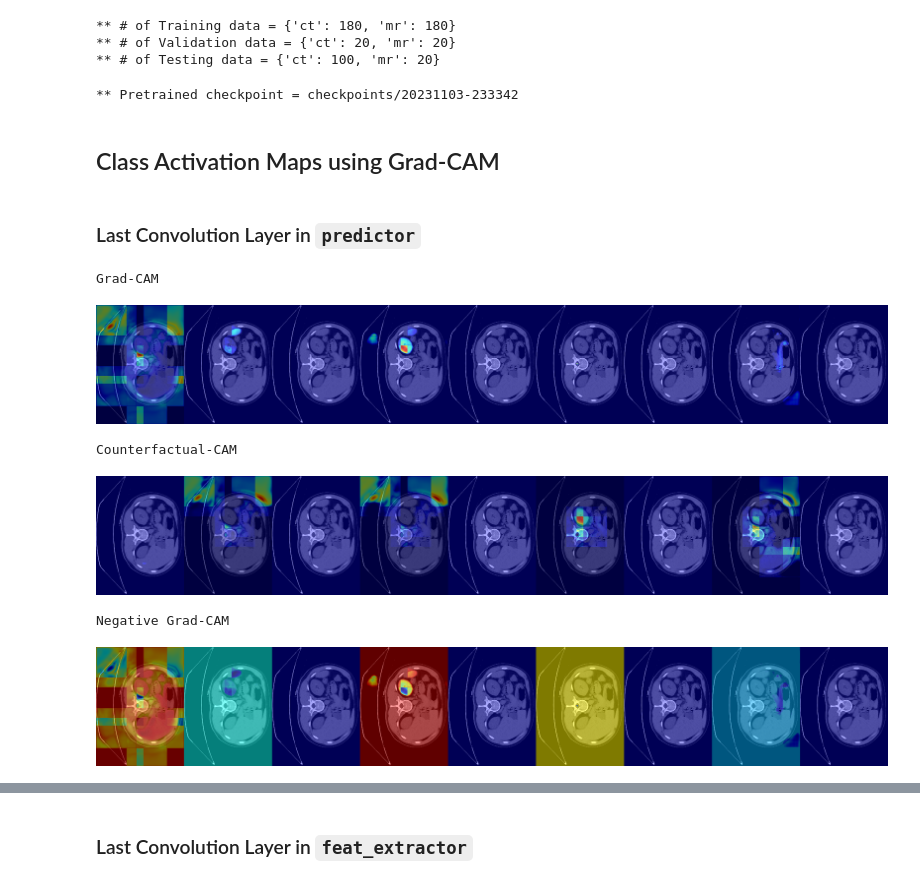
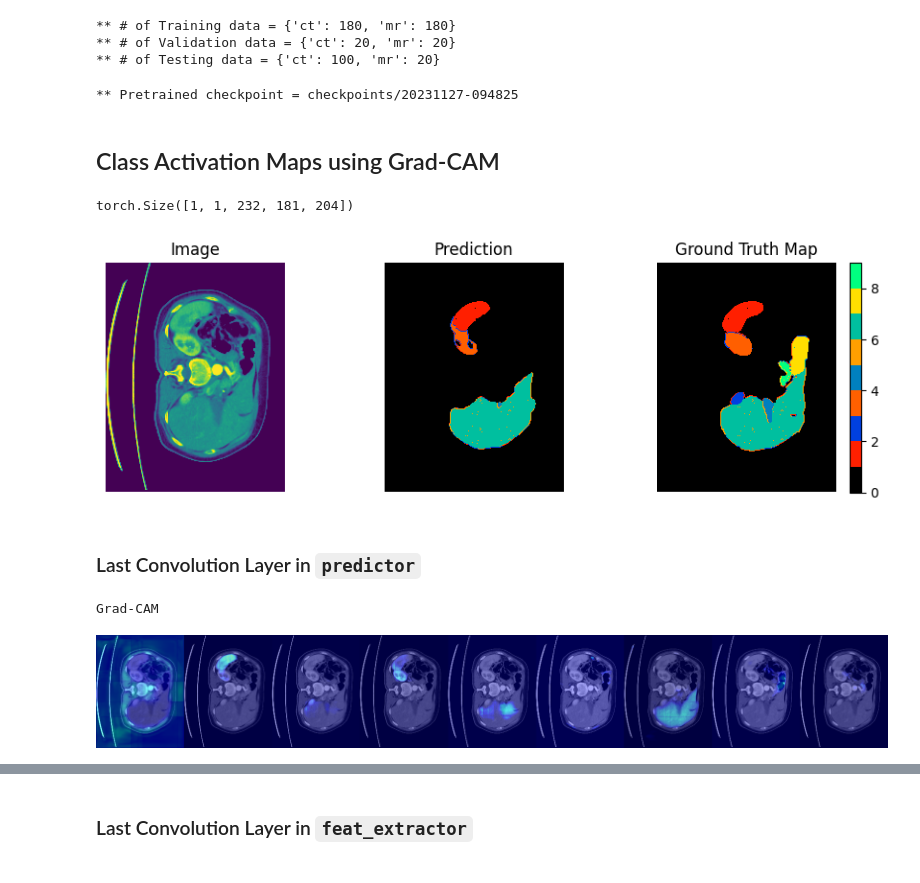
Before and after one commit to kevinkevin556/deeplake, a Jupyter notebook: notebooks/grad_cam_visualization_ct.ipynb, the cells around one changed output, grey strips where cells are left out. Drawn from its saved outputs; the diff is of its cells as text; code cells hidden in the pictures.

```diff
--- a/notebooks/grad_cam_visualization_ct.ipynb
+++ b/notebooks/grad_cam_visualization_ct.ipynb
@@ -19,8 +177,8 @@ class Args:
     mode = "train"
 
     # Module
-    module = "dann2"
-    pretrained = "checkpoints/20231103-233342"
+    module = "dann"
+    pretrained = "checkpoints/20231127-094825"
     batch_size = 1
     loss = "tal"
     lr = 0.001
@@ -135,8 +293,8 @@ if pretrained:
     module.load(pretrained)
 module = module.to(device)
 module = module.eval()
-iterator = iter(val_dataloader)
+iterator = iter(test_dataloader[0])
 # %% [output]
-** Pretrained checkpoint = checkpoints/20231103-233342
+** Pretrained checkpoint = checkpoints/20231127-094825
 # %% [markdown]
 ## Class Activation Maps using Grad-CAM
@@ -228,13 +301,21 @@ class NegCAMCalculation(CAMCalculationModule):
 # %%
 batch = next(iterator)
 image, label = batch["image"], batch["label"]
+# %%
+image.shape
+# %% [output]
+torch.Size([1, 1, 232, 181, 204])
+# %%
+plot_slice(150)
+# %% [output]
+[figure, added]
 # %%
-index = 170
+index = 150
 # %% [markdown]
 ### Last Convolution Layer in `predictor`
 # %%
 target_layers=[module.predictor.final_conv]
-cam_calculator = CAMCalculationModule(module, target_layers)
+cam_calculator = CAMCalculationModule(module, target_layers, no_mask=True)
 counterfactual_calculator = CounterfactualCalculation(module, target_layers)
 neg_cam_calculator = NegCAMCalculation(module, target_layers)
 
@@ -244,46 +325,41 @@ grayscale_negcam = {}
 
 for i in range(9):
     grayscale_cam[i] = cam_calculator.get_cam(image, label, category=i)
-    grayscale_cfcam[i] = counterfactual_calculator.get_cam(image, label, category=i)
-    grayscale_negcam[i] = neg_cam_calculator.get_cam(image, label, category=i)
+    # grayscale_cfcam[i] = counterfactual_calculator.get_cam(image, label, category=i)
+    # grayscale_negcam[i] = neg_cam_calculator.get_cam(image, label, category=i)
 # %%
 image_np = image[0, 0, :, :, [index]].cpu().numpy()
 for category in range(9):
     grayscale_cam_np = grayscale_cam[category][0, 0, :, :, index].cpu().numpy()
     cam_image = show_cam_on_image(image_np, grayscale_cam_np, use_rgb=True)
     if category == 0:
         result = cam_image
     else:
         result= np.concatenate((result, cam_image), axis=1)
-
 print("Grad-CAM")
 display(Image.fromarray(result))
 
-for category in range(9):
-    grayscale_cam_np = grayscale_cfcam[category][0, 0, :, :, index].cpu().numpy()
-    cam_image = show_cam_on_image(image_np, grayscale_cam_np, use_rgb=True)
-    if category == 0:
-        result = cam_image
-    else:
-        result= np.concatenate((result, cam_image), axis=1)
+if grayscale_cfcam:
+    for category in range(9):
+        grayscale_cam_np = grayscale_cfcam[category][0, 0, :, :, index].cpu().numpy()
+        cam_image = show_cam_on_image(image_np, grayscale_cam_np, use_rgb=True)
+        if category == 0:
+            result = cam_image
+        else:
+            result= np.concatenate((result, cam_image), axis=1)
+    print("Counterfactual-CAM")
+    display(Image.fromarray(result))
 
-print("Counterfactual-CAM")
-display(Image.fromarray(result))
-
-for category in range(9):
-    grayscale_cam_np = grayscale_negcam[category][0, 0, :, :, index].cpu().numpy()
-    cam_image = show_cam_on_image(image_np, grayscale_cam_np, use_rgb=True)
-    if category == 0:
-        result = cam_image
-    else:
-        result= np.concatenate((result, cam_image), axis=1)
-
-print("Negative Grad-CAM")
-display(Image.fromarray(result))
+if grayscale_negcam:
+    for category in range(9):
+        grayscale_cam_np = grayscale_negcam[category][0, 0, :, :, index].cpu().numpy()
+        cam_image = show_cam_on_image(image_np, grayscale_cam_np, use_rgb=True)
+        if category == 0:
+            result = cam_image
+        else:
+            result= np.concatenate((result, cam_image), axis=1)
+    print("Negative Grad-CAM")
+    display(Image.fromarray(result))
 # %% [output]
 Grad-CAM
-[figure, old version]
+[figure, new version]
-Counterfactual-CAM
-[figure, removed]
-Negative Grad-CAM
-[figure, removed]
```
Also changed, not shown: parts of 11 cells of this notebook.
